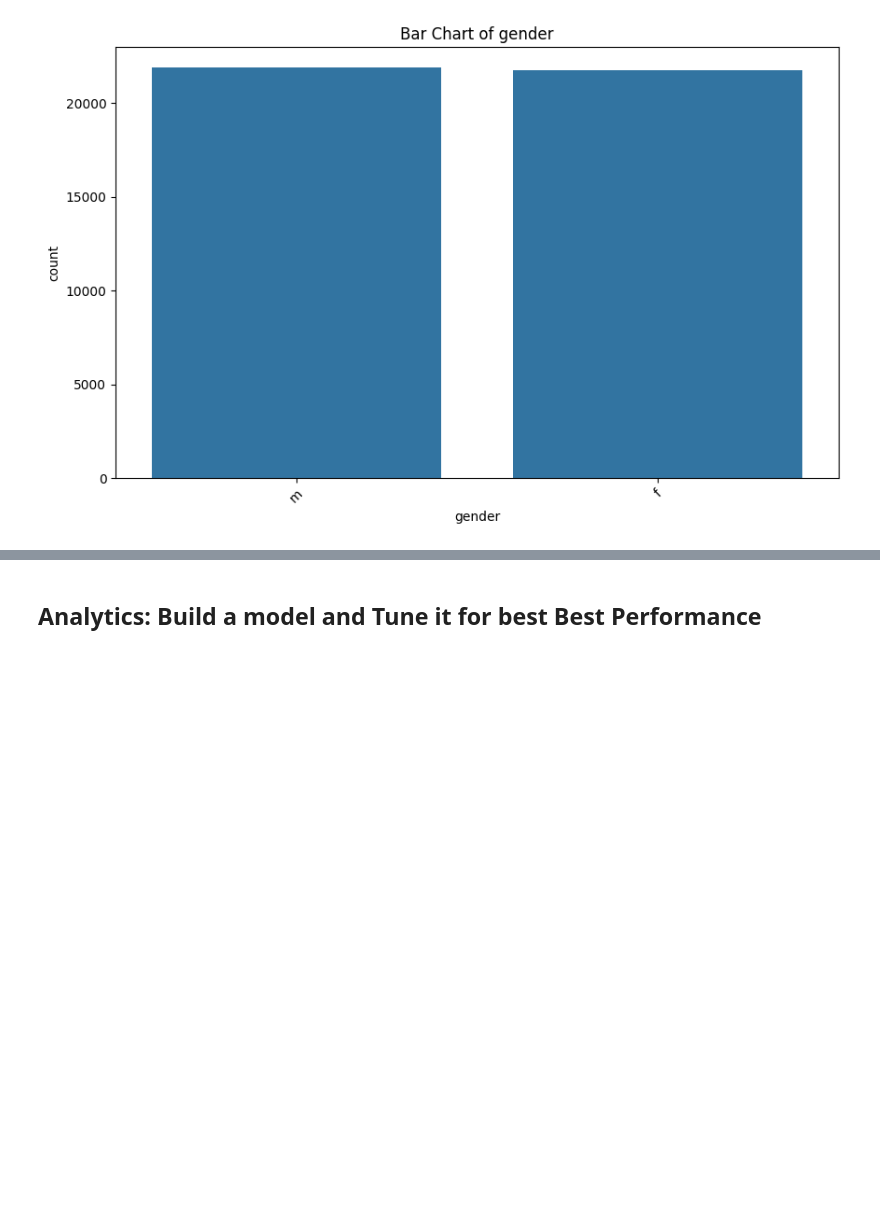
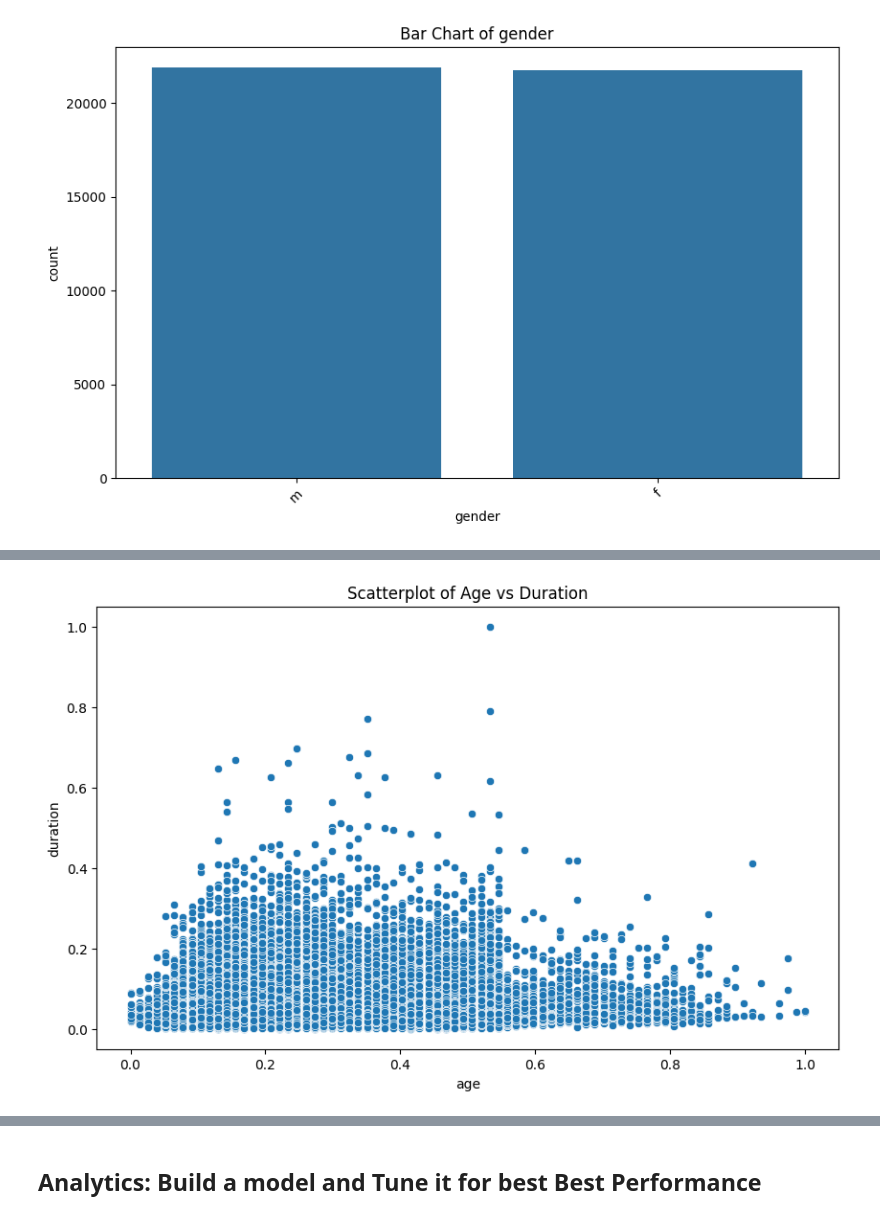
Before and after one commit to harperluthy/HLds1001_final, a Jupyter notebook: ds1001_final/notebooks/Final_Project_Notebook.ipynb, the cells around one changed output, grey strips where cells are left out. Saved outputs shown, nothing was run; the diff lists cells and outputs as text; code cells hidden in the pictures; blank space fills up the shorter version.

```diff
--- a/ds1001_final/notebooks/Final_Project_Notebook.ipynb
+++ b/ds1001_final/notebooks/Final_Project_Notebook.ipynb
@@ -165,11 +165,11 @@ scaler = MinMaxScaler()
 bankfinal[bankfinal.select_dtypes(include=['number']).columns] = scaler.fit_transform(bankfinal.select_dtypes(include=['number']))
 # %%
 # Likely need to convert categorical columns to category dtype
-for col in "xx".select_dtypes(include=['object']).columns:
-    "xx"[col] = "xx"[col].astype('category')
+for col in bankfinal.select_dtypes(include=['object']).columns:
+    bankfinal[col] = bankfinal[col].astype('category')
 # %%
 # Creating dummy variables, make sure the variables that need to be converted to dummies are categorical, not numeric.
 # This might require you to convert some columns to categorical first using astype('category')
-"xx" = pd.get_dummies("xx", drop_first=True)
+bankfinal = pd.get_dummies(bankfinal, drop_first=True)
 # %%
 # Display missing data using the isnull function, is there any missing data?
@@ -177,13 +195,18 @@ print("xx".isnull().sum())
 # %%
 # remove missing values if needed
-"xx" = "xx".dropna()
+bankfinal = bankfinal.dropna()
 # %%
+import matplotlib.pyplot as plt
+import seaborn as sns
+
 # Scatterplot between two continuous variables
 plt.figure(figsize=(10, 6))
-sns.scatterplot(x='Variable1', y='Variable2', data="xx")  # Replace 'Variable1' and 'Variable2' with your column names
-plt.title('Scatterplot of Variable1 vs Variable2')
+sns.scatterplot(x='age', y='duration', data=bankfinal)
+plt.title('Scatterplot of Age vs Duration')
 plt.savefig('scatterplot.png')  # Save the scatterplot image
 plt.show()
+# %% [output]
+[figure, added]
 # %%
 # Density chart of a continuous variable
 plt.figure(figsize=(10, 6))
```
Also changed, not shown: parts of 18 cells of this notebook.
